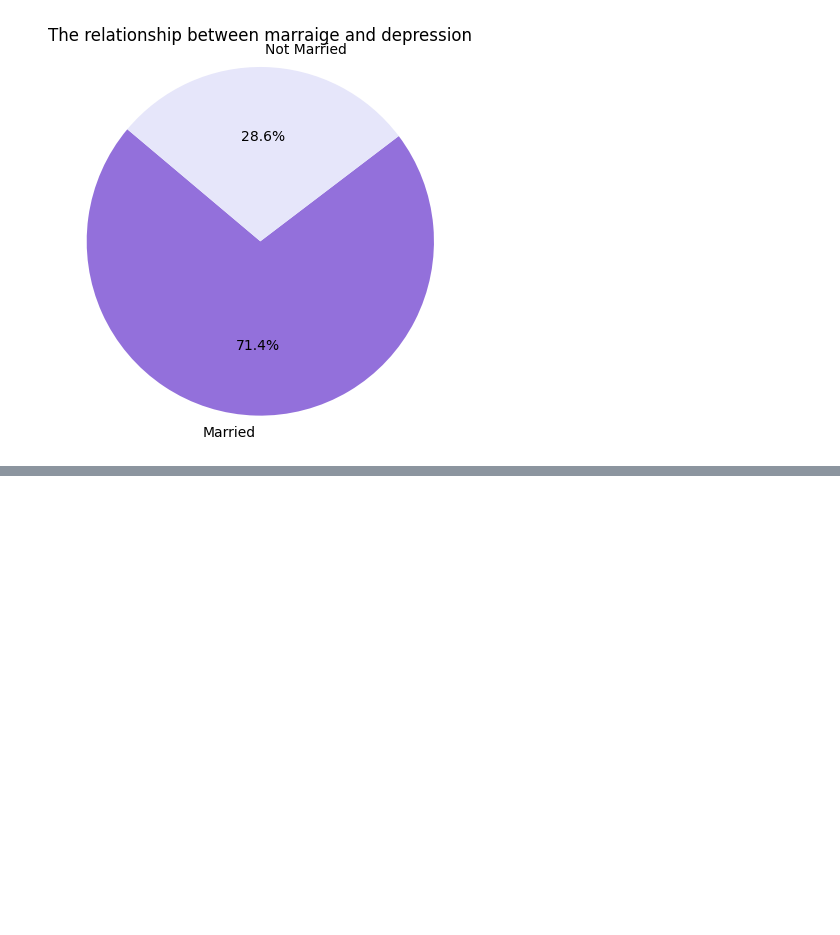
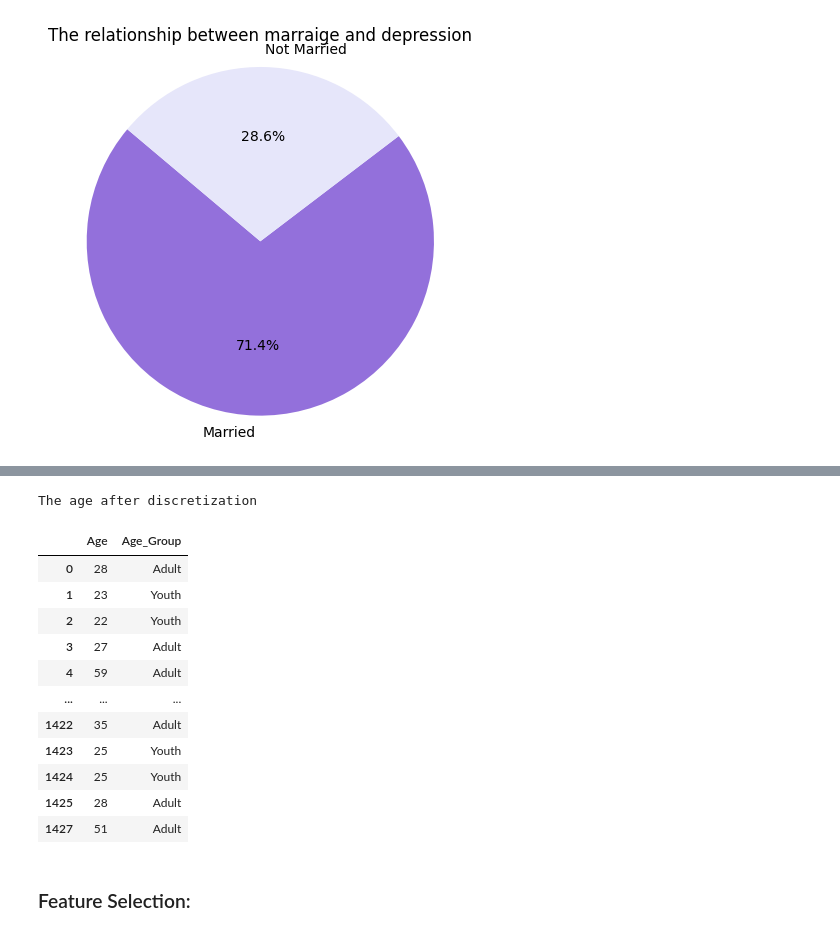
Before and after one commit to lameessa/IT326-project-depression, a Jupyter notebook: Phase 2 notebook.ipynb, the cells around one changed output, grey strips where cells are left out. Cells and saved outputs as stored; diff of their text form; code cells hidden in the pictures; blank space fills up the shorter version.

```diff
--- a/Phase 2 notebook.ipynb
+++ b/Phase 2 notebook.ipynb
@@ -260 +248,57 @@ df_final.head()
+# %%
+print("The age after discretization")
+
+
+
+# Divide ages into categories
+
+age_bins = [0, 25, 60, df['Age'].max()]  # Age intervals for discretization
+
+age_labels = ['Youth', 'Adult', 'Senior']  # Age group labels
+
+
+
+# Create a new column 'Age_Group' based on the discretization
+
+df['Age_Group'] = pd.cut(df['Age'], bins=age_bins, labels=age_labels, include_lowest=True)
+
+
+
+# Display the first 5 rows and last 5 rows while preserving the original indexes
+
+first_five = df[['Age', 'Age_Group']].head()
+
+last_five = df[['Age', 'Age_Group']].tail()
+
+
+
+# Merge the data with a "..." row in the middle to maintain the original order
+
+summary_df = pd.concat([first_five,
+
+                        pd.DataFrame([['...', '...']], columns=['Age', 'Age_Group'], index=['...']),
+
+                        last_five])
+
+
+
+# Display the summarized table with the original indexes
+
+display(summary_df)
+# %% [output]
+The age after discretization
+|  | Age | Age_Group |
+| 0 | 28 | Adult |
+| 1 | 23 | Youth |
+| 2 | 22 | Youth |
+| 3 | 27 | Adult |
+| 4 | 59 | Adult |
+| ... | ... | ... |
+| 1422 | 35 | Adult |
+| 1423 | 25 | Youth |
+| 1424 | 25 | Youth |
+| 1425 | 28 | Adult |
+| 1427 | 51 | Adult |
+# %% [markdown]
+### Feature Selection:
 # %%
```
Also changed, not shown: parts of 42 cells of this notebook.
